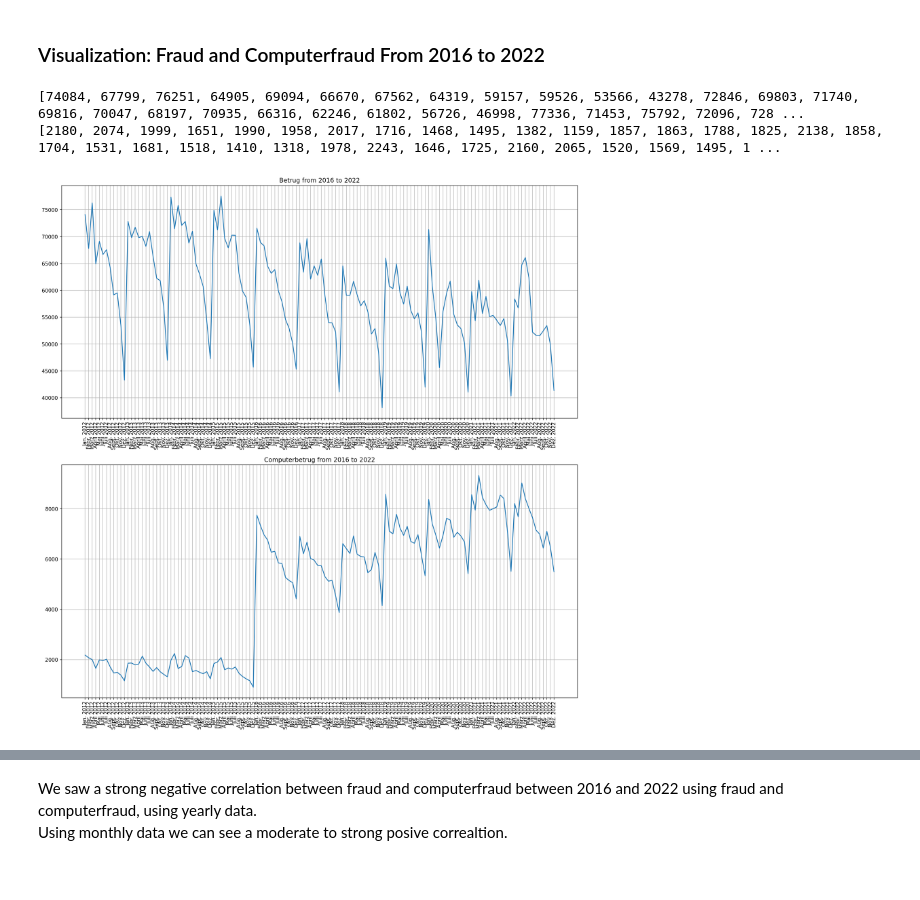
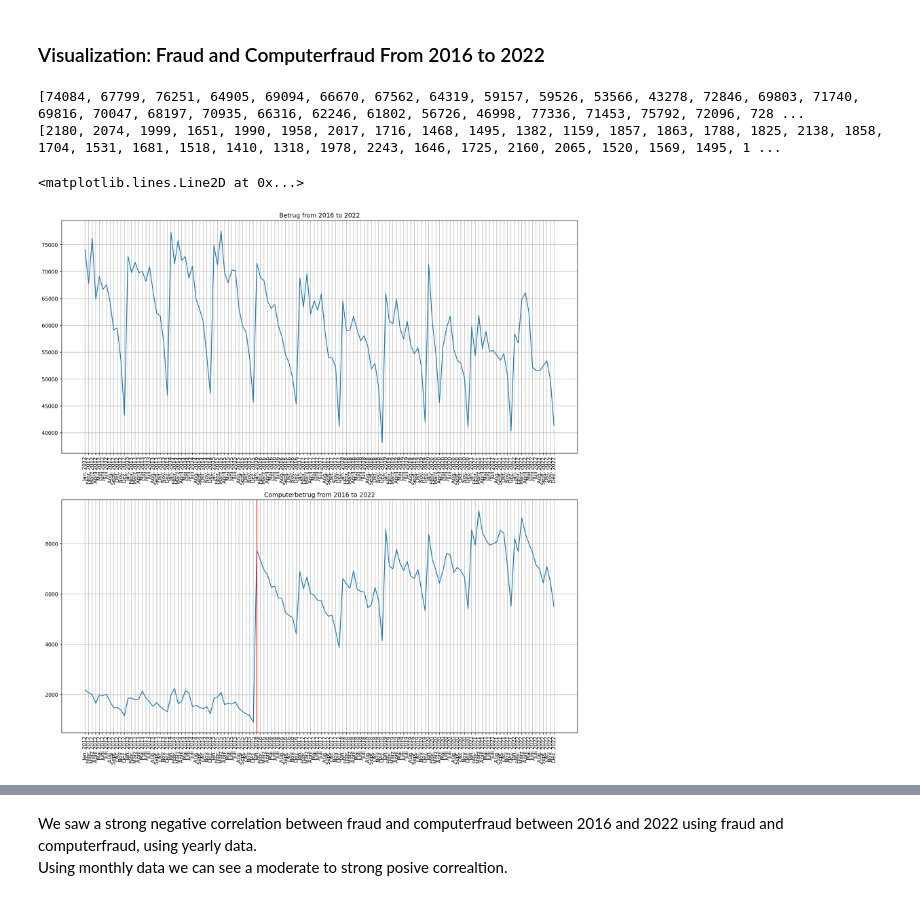
Before and after one commit to LukaslWeber/DataLit-Crime-Project, a Jupyter notebook: temporal_exploraton.ipynb, the cells around one changed output, grey strips where cells are left out. Drawn from its saved outputs; the diff is of its cells as text; code cells hidden in the pictures.

```diff
--- a/temporal_exploraton.ipynb
+++ b/temporal_exploraton.ipynb
@@ -353,28 +353,31 @@ def create_x_labels(years):
 # %%
 # create x labels
 x_labels_monthly = create_x_labels(years)
 
 # Flatten lists with cases of crimes
 
 flat_betrug_cases = [element for year in betrug_cases for element in year]
 flat_computerbetrug_cases = [element for year in computerbetrug_cases for element in year]
 
 print(flat_betrug_cases)
 print(flat_computerbetrug_cases)
 
 
 # plot crimes
 fig, axs = plt.subplots(2, 1, figsize=(18, 18))
 axs[0].plot(x_labels_monthly, flat_betrug_cases)
 axs[0].set_title('Betrug from 2016 to 2022')
 axs[0].tick_params(axis='x', rotation=90)
 axs[0].grid(True)
 
 axs[1].plot(x_labels_monthly, flat_computerbetrug_cases)
 axs[1].set_title('Computerbetrug from 2016 to 2022')
 axs[1].tick_params(axis='x', rotation=90)
 axs[1].grid(True)
+
+axs[1].axvline(x='Jan. 2016', color='red')
 # %% [output]
 [74084, 67799, 76251, 64905, 69094, 66670, 67562, 64319, 59157, 59526, 53566, 43278, 72846, 69803, 71740, 69816, 70047, 68197, 70935, 66316, 62246, 61802, 56726, 46998, 77336, 71453, 75792, 72096, 728 ...
 [2180, 2074, 1999, 1651, 1990, 1958, 2017, 1716, 1468, 1495, 1382, 1159, 1857, 1863, 1788, 1825, 2138, 1858, 1704, 1531, 1681, 1518, 1410, 1318, 1978, 2243, 1646, 1725, 2160, 2065, 1520, 1569, 1495, 1 ...
+<matplotlib.lines.Line2D at 0x...>
-[figure, old version]
+[figure, new version]
```
Also changed, not shown: parts of 4 cells of this notebook.
